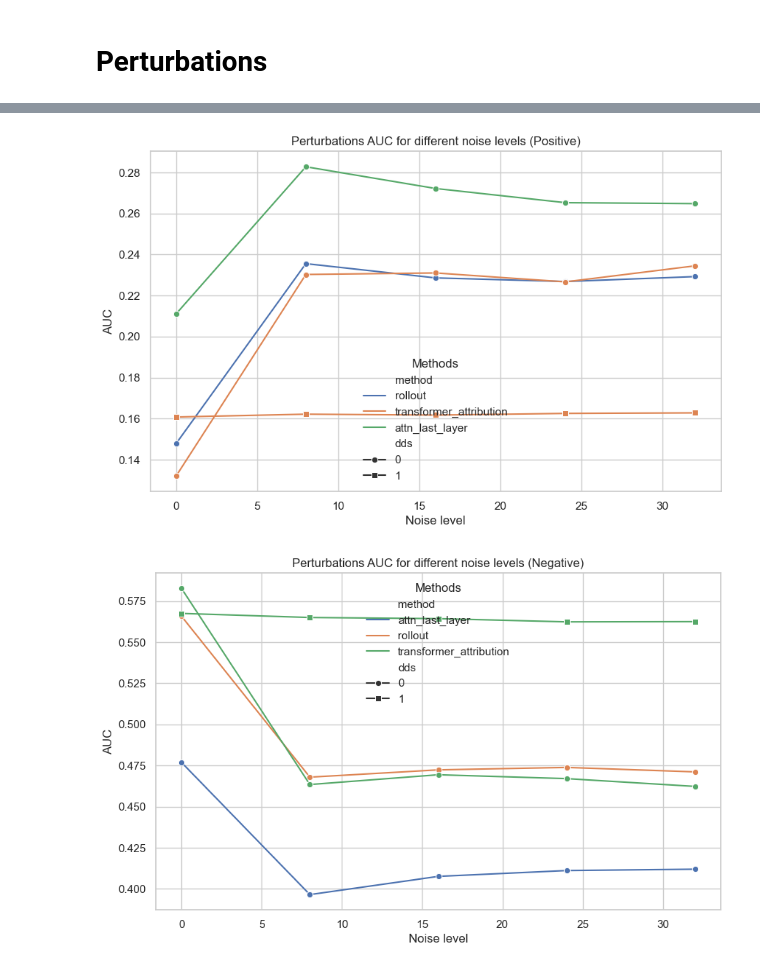
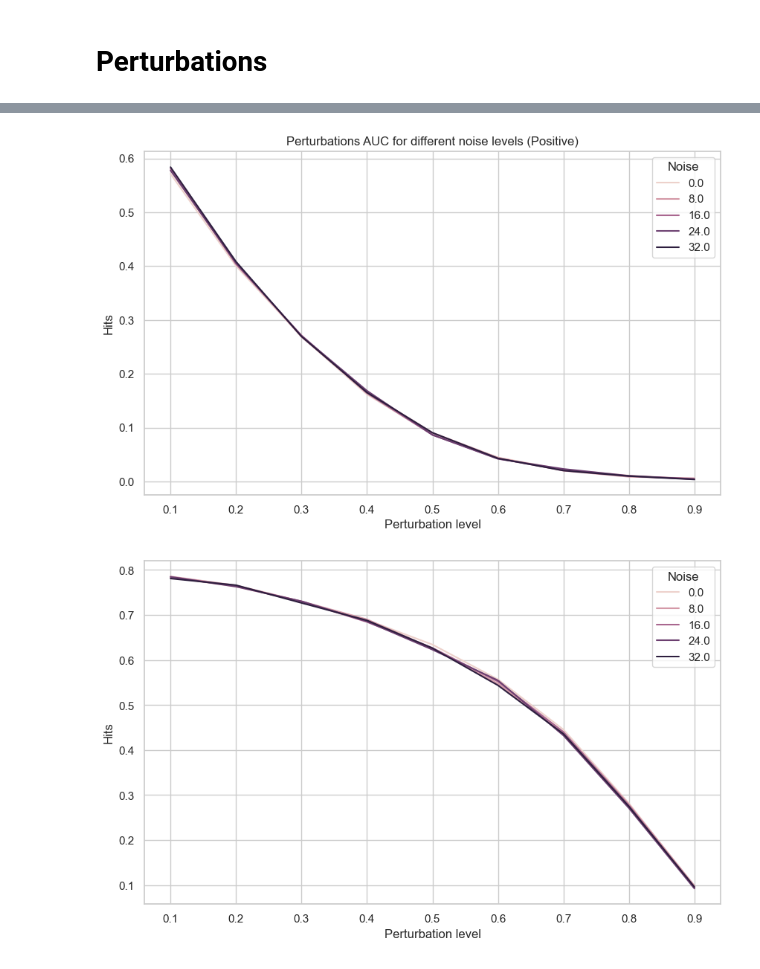
Before and after one commit to aerdelez/re-fvit, a Jupyter notebook: graphs.ipynb, the cells around one changed output, grey strips where cells are left out. Saved outputs shown, nothing was run; the diff lists cells and outputs as text; code cells hidden in the pictures.

Commit message:
plotting perturbations. Minor visual changes

```diff
--- a/graphs.ipynb
+++ b/graphs.ipynb
@@ -38,7 +36,7 @@ print(all_directories)
 # %%
 path = 'FViT-main/baselines/ViT/experiments/perturbations/'
 # dataframe with columns path, method, type, dds, noise
-df = pd.DataFrame(columns=['path', 'method', 'type', 'dds', 'noise', "auc", "perturbations_hits"])
+df = pd.DataFrame(columns=['path', 'Method', 'type', 'DDS', 'noise', "auc", "perturbations_hits"])
 for dir in all_directories:
     if dir == "unusables":
         continue
@@ -54,7 +52,8 @@ for dir in all_directories:
 
     pert_type = "pos" if "pos" in dir else "neg"
 
-    dds = 1 if "dds" in dir else 0
+    # dds = "DDS" if "dds" in dir else "No DDS"
+    dds = "With" if "dds" in dir else "Without"
 
     noise = float(parts[-1]) if parts[-1] != "dds" else float(parts[-2])
 
@@ -73,5 +72,5 @@ for dir in all_directories:
     auc = np.trapz(perturbations_hits) / 8
 
     # add to df
-    df_new_row = pd.DataFrame([[npy_path, method, pert_type, dds, noise, auc, perturbations_hits]], columns=['path', 'method', 'type', 'dds', 'noise', 'auc', 'perturbations_hits'])
+    df_new_row = pd.DataFrame([[npy_path, method, pert_type, dds, noise, auc, perturbations_hits]], columns=['path', 'Method', 'type', 'DDS', 'noise', 'auc', 'perturbations_hits'])
     df = pd.concat([df, df_new_row], ignore_index=True)
@@ -87,29 +168,22 @@ df.head()
 # %%
-# plot with "noise" on x-axis, "auc" on y-axis, method+dds as line label
-import seaborn as sns
-import matplotlib.pyplot as plt
-import matplotlib
-
-# set style
 sns.set(style="whitegrid")
 
 # Plot 'pos' data
 plt.figure(figsize=(10, 6))
-sns.lineplot(data=df[df['type'] == 'pos'], x='noise', y='auc', hue='method', style='dds', markers=["o", "s"], dashes=False)
+sns.lineplot(data = df_expanded[(df_expanded['type'] == 'pos') & (df_expanded["Method"] == "transformer_attribution") & (df_expanded["DDS"] == 1)], x='perturbation_level', y='perturbations_hits', hue='noise', dashes=False)
 plt.title("Perturbations AUC for different noise levels (Positive)")
-plt.xlabel("Noise level")
-plt.ylabel("AUC")
-plt.legend(title='Methods')
+plt.xlabel("Perturbation level")
+plt.ylabel("Hits")
+plt.legend(title='Noise')
 plt.show()
 
 # Plot 'neg' data
 plt.figure(figsize=(10, 6))
-sns.lineplot(data=df[df['type'] == 'neg'], x='noise', y='auc', hue='method', style='dds', markers=["o", "s"], dashes=False)
-plt.title("Perturbations AUC for different noise levels (Negative)")
-plt.xlabel("Noise level")
-plt.ylabel("AUC")
-plt.legend(title='Methods')
+sns.lineplot(data = df_expanded[(df_expanded['type'] == 'neg') & (df_expanded["Method"] == "transformer_attribution") & (df_expanded["DDS"] == 1)], x='perturbation_level', y='perturbations_hits', hue='noise', dashes=False)
+plt.xlabel("Perturbation level")
+plt.ylabel("Hits")
+plt.legend(title='Noise')
 plt.show()
 # %% [output]
-[figure, old version]
+[figure, new version]
-[figure, old version]
+[figure, new version]
```
Also changed, not shown: parts of 16 cells of this notebook.
